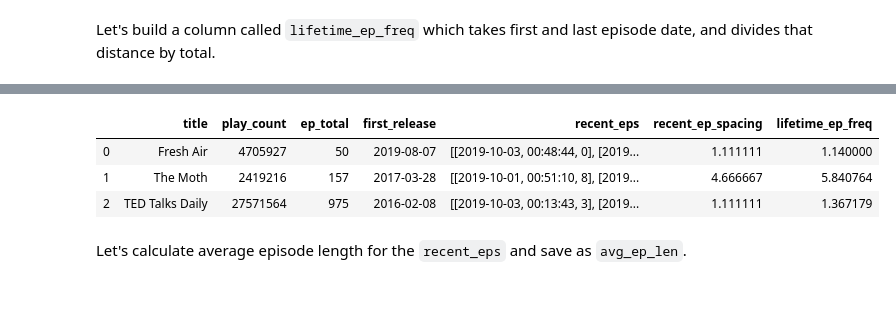
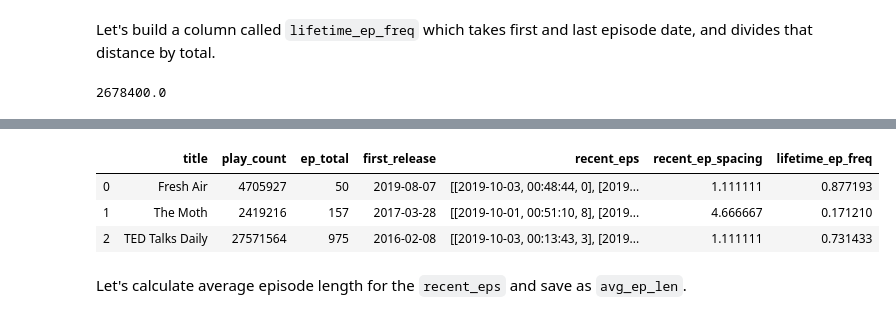
Before and after one commit to thomkav/regression-podcast-popularity, a Jupyter notebook: notebooks/data_processing.ipynb, the cells around one changed output, grey strips where cells are left out. Saved outputs shown, nothing was run; the diff lists cells and outputs as text; code cells hidden in the pictures.

```diff
--- a/notebooks/data_processing.ipynb
+++ b/notebooks/data_processing.ipynb
@@ -99,3 +104,7 @@ Let's build a column called `lifetime_ep_freq` which takes first and last episod
+# %%
+delta.total_seconds()
+# %% [output]
+2678400.0
 # %%
 ep_cols_2 = ep_cols + ['lifetime_ep_freq']
 
@@ -103,24 +112,34 @@ ep_cols_2 = ep_cols + ['lifetime_ep_freq']
 def lifetime_ep_freq(row):
     '''
 
-    = [last ep date] - [first ep date] / [ep count]
+    approx. episodes / day
+
+    =  [ep count] / [age of podcast (up to last activity) in days]
+
+    Example:
+    df['lifetime_ep_freq'] = df.apply(lifetime_ep_freq, axis=1)
 
     '''
 
+    last_ep_date = convert_ep_date(row['recent_eps'][0][0])
+    release_date = convert_ep_date(row['first_release'])
+    ep_total = row['ep_total']
 
-#     print('last_ep: ', row['recent_eps'][0][0])
-    last_ep_date = convert_ep_date(row['recent_eps'][0][0])
-#     print(last_ep_date)
-    release_date = convert_ep_date(row['first_release'])
-#     print(release_date)
-    ep_total = row['ep_total']
-#     print(ep_total)
 
-    freq = (last_ep_date - release_date) / ep_total
+
+    age = (last_ep_date - release_date).total_seconds() / (24. * 60. * 60.)
+
+    if age == 0:
+        freq = 0
+    else:
+        freq = ep_total / age
+
+    print(last_ep_date, release_date, ep_total, age, freq)
+
 
     return freq
 
 
-df['lifetime_ep_freq'] = df.apply(lifetime_ep_freq, axis=1).dt.total_seconds() / (24. * 60. * 60.)
+df['lifetime_ep_freq'] = df.apply(lifetime_ep_freq, axis=1)
 df[ep_cols_2].head(3)
 # %% [output]
@@ -127,7 +163,7 @@ df[ep_cols_2].head(3)
 |  | title | play_count | ep_total | first_release | recent_eps | recent_ep_spacing | lifetime_ep_freq |
-| 0 | Fresh Air | 4705927 | 50 | 2019-08-07 | [[2019-10-03, 00:48:44, 0], [2019... | 1.111111 | 1.140000 |
-| 1 | The Moth | 2419216 | 157 | 2017-03-28 | [[2019-10-01, 00:51:10, 8], [2019... | 4.666667 | 5.840764 |
-| 2 | TED Talks Daily | 27571564 | 975 | 2016-02-08 | [[2019-10-03, 00:13:43, 3], [2019... | 1.111111 | 1.367179 |
+| 0 | Fresh Air | 4705927 | 50 | 2019-08-07 | [[2019-10-03, 00:48:44, 0], [2019... | 1.111111 | 0.877193 |
+| 1 | The Moth | 2419216 | 157 | 2017-03-28 | [[2019-10-01, 00:51:10, 8], [2019... | 4.666667 | 0.171210 |
+| 2 | TED Talks Daily | 27571564 | 975 | 2016-02-08 | [[2019-10-03, 00:13:43, 3], [2019... | 1.111111 | 0.731433 |
 # %% [markdown]
 Let's calculate average episode length for the `recent_eps` and save as `avg_ep_len`.
 # %%
```
Also changed, not shown: parts of 7 cells of this notebook, 3 other files.
